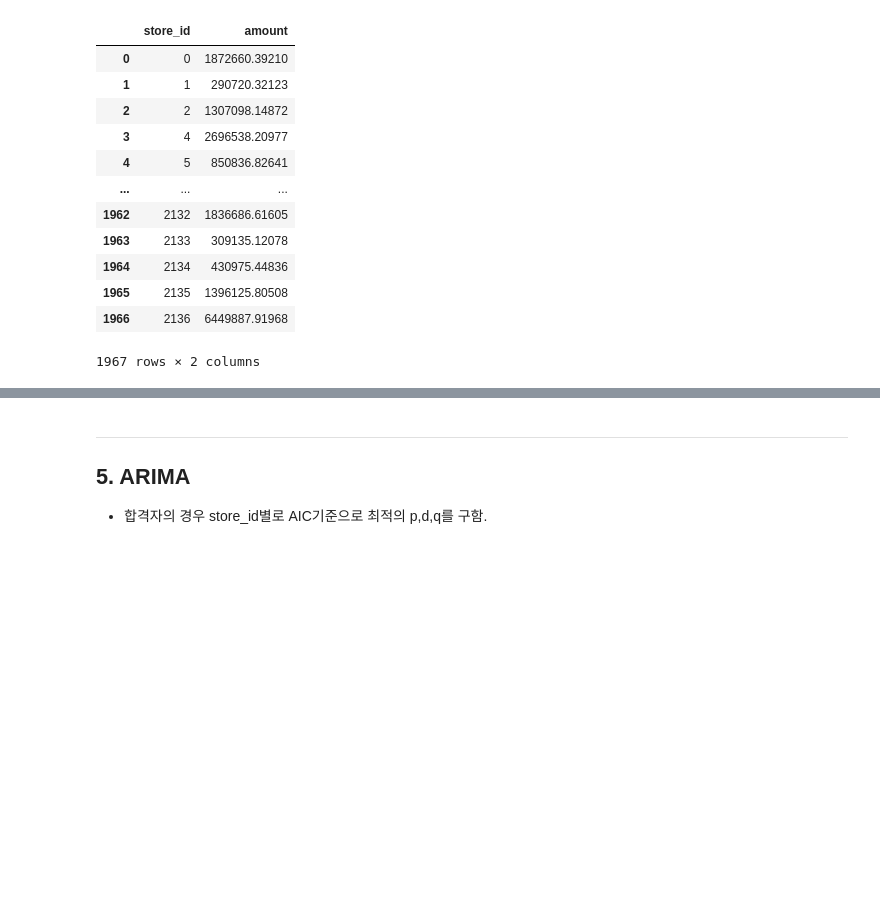
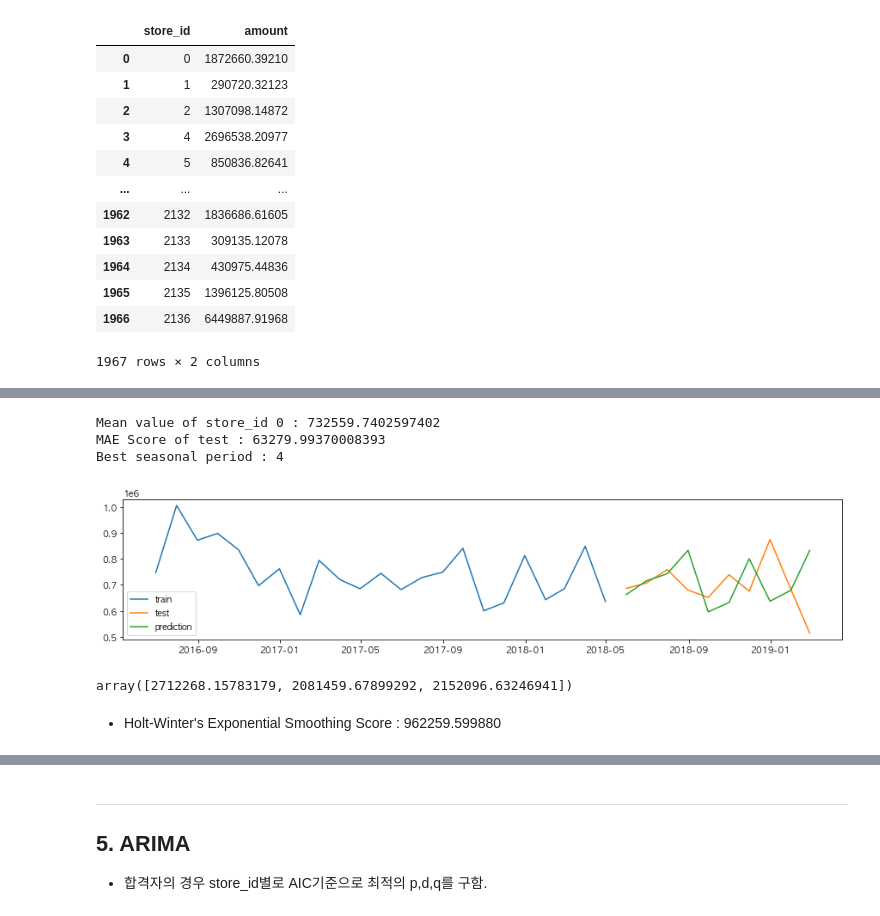
Before and after one commit to suhyun-cho/Dacon, a Jupyter notebook: 상점매출예측_FUNDA/1st-pass-code-review.ipynb, the cells around one changed output, grey strips where cells are left out. Cells and saved outputs as stored; diff of their text form; code cells hidden in the pictures; blank space fills up the shorter version.

```diff
--- a/상점매출예측_FUNDA/1st-pass-code-review.ipynb
+++ b/상점매출예측_FUNDA/1st-pass-code-review.ipynb
@@ -1164,0 +1367,24 @@ for i in range(2, 7):
+# %%
+df_set = df_month[df_month.store_id == 0]
+
+size = int(len(df_set) * 0.7)
+train = df_set[:size]
+test = df_set[size:]
+
+# 최적값을 찾기 위한 기준
+es_score = 1000000000
+best_period = 0
+
+# 각 store_id 별 최적의 seasonal period를 찾기 위한 탐색
+### 분기별로 할지(=4), 월별로 할지(=12)
+for p in range(2,(len(train)//2) + 1):
+    try:
+        es_model = ExponentialSmoothing(np.array(train.amount), seasonal_periods=p, trend='add', seasonal='add')
+        es_result = es_model.fit()
+        es_pred = es_result.forecast(len(test))
+
+        if es_score > mae(test.amount, es_pred):
+            es_score = mae(test.amount, es_pred)
+            best_period = p
+    except:
+        continue
@@ -1164,0 +1395,11 @@ for i in range(2, 7):
+# %%
+print("Mean value of store_id 0 :", df_set.amount.mean())
+print("MAE Score of test :", es_score)
+print("Best seasonal period :", best_period)
+
+plot_train_test_pred_graph(train, test, es_pred)
+# %% [output]
+Mean value of store_id 0 : 732559.7402597402
+MAE Score of test : 63279.99370008393
+Best seasonal period : 4
+[figure, added]
@@ -1164,0 +1439,4 @@ for i in range(2, 7):
+# %%
+ set_es_pred
+# %% [output]
+array([2712268.15783179, 2081459.67899292, 2152096.63246941])
@@ -1164,0 +1446,2 @@ for i in range(2, 7):
+# %% [markdown]
+* Holt-Winter's Exponential Smoothing Score : 962259.599880
```
Also changed, not shown: parts of 66 cells of this notebook.
